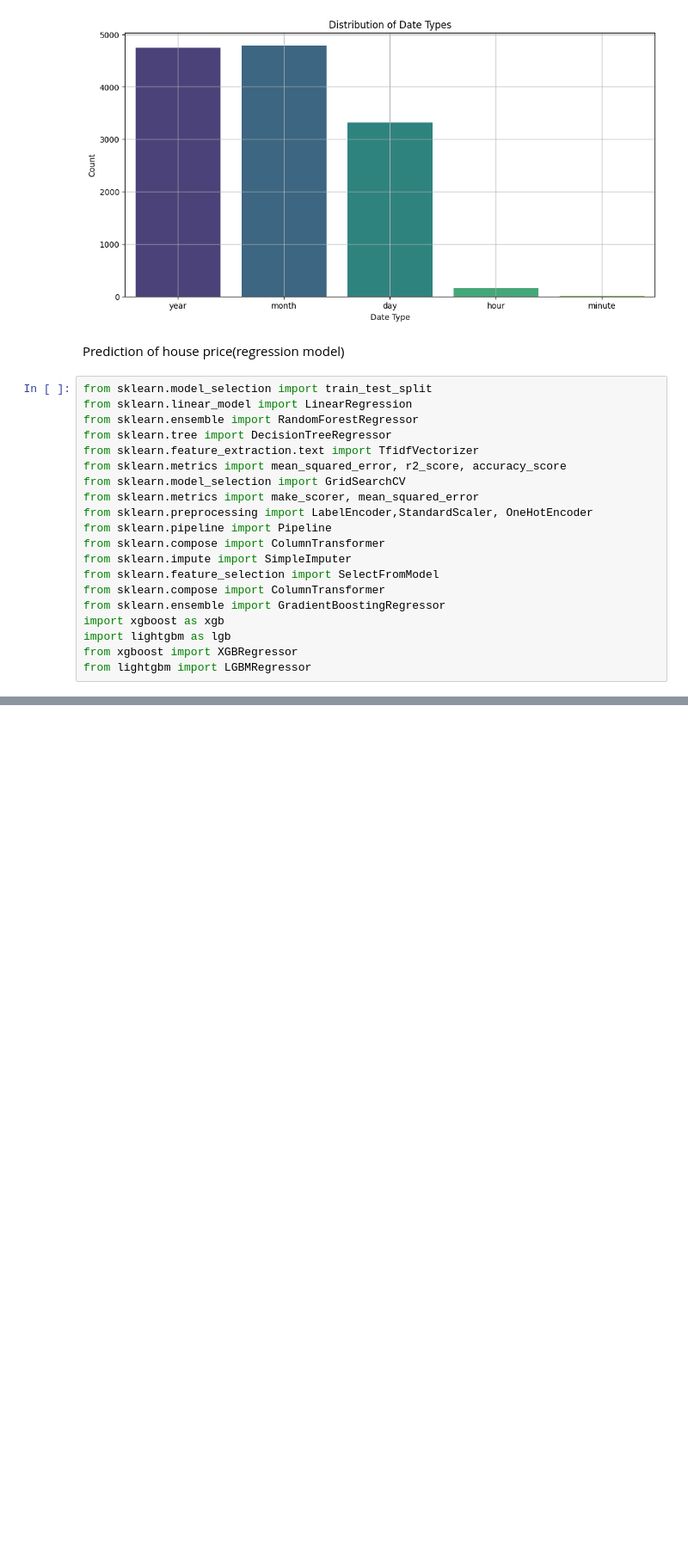
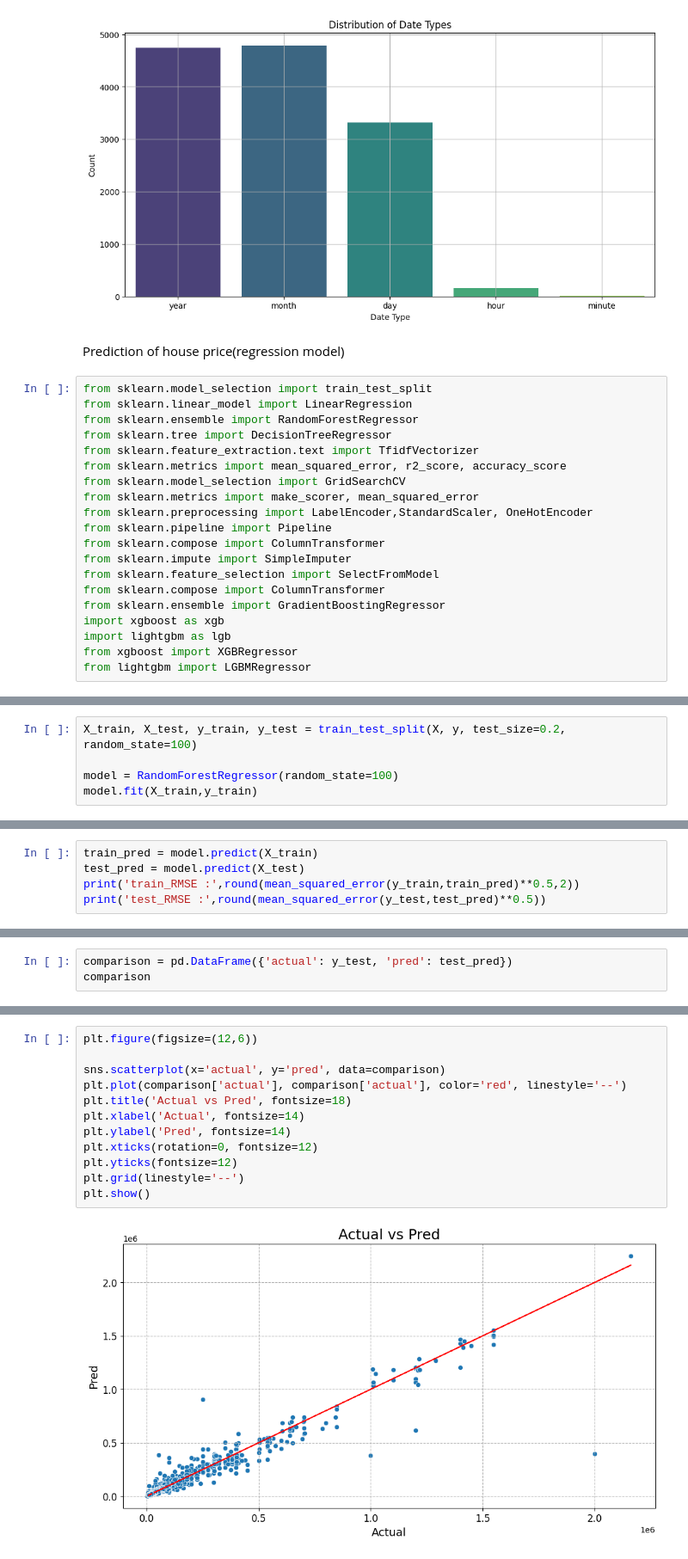
Before and after one commit to prkshayush/house-price-prediction, a Jupyter notebook: main.ipynb, the cells around one changed output, grey strips where cells are left out. Shown at 86% size. Drawn from its saved outputs; the diff is of its cells as text; blank space fills up the shorter version.

Commit message:
regression model

```diff
--- a/main.ipynb
+++ b/main.ipynb
@@ -452,0 +551,5 @@ from lightgbm import LGBMRegressor
+# %%
+X_train, X_test, y_train, y_test = train_test_split(X, y, test_size=0.2, random_state=100)
+
+model = RandomForestRegressor(random_state=100)
+model.fit(X_train,y_train)
@@ -452,0 +558,5 @@ from lightgbm import LGBMRegressor
+# %%
+train_pred = model.predict(X_train)
+test_pred = model.predict(X_test)
+print('train_RMSE :',round(mean_squared_error(y_train,train_pred)**0.5,2))
+print('test_RMSE :',round(mean_squared_error(y_test,test_pred)**0.5))
@@ -452,0 +566,3 @@ from lightgbm import LGBMRegressor
+# %%
+comparison = pd.DataFrame({'actual': y_test, 'pred': test_pred})
+comparison
@@ -452,0 +583,14 @@ from lightgbm import LGBMRegressor
+# %%
+plt.figure(figsize=(12,6))
+
+sns.scatterplot(x='actual', y='pred', data=comparison)
+plt.plot(comparison['actual'], comparison['actual'], color='red', linestyle='--')
+plt.title('Actual vs Pred', fontsize=18)
+plt.xlabel('Actual', fontsize=14)
+plt.ylabel('Pred', fontsize=14)
+plt.xticks(rotation=0, fontsize=12)
+plt.yticks(fontsize=12)
+plt.grid(linestyle='--')
+plt.show()
+# %% [output]
+[figure, added]
```
Also changed, not shown: parts of 10 cells of this notebook.
